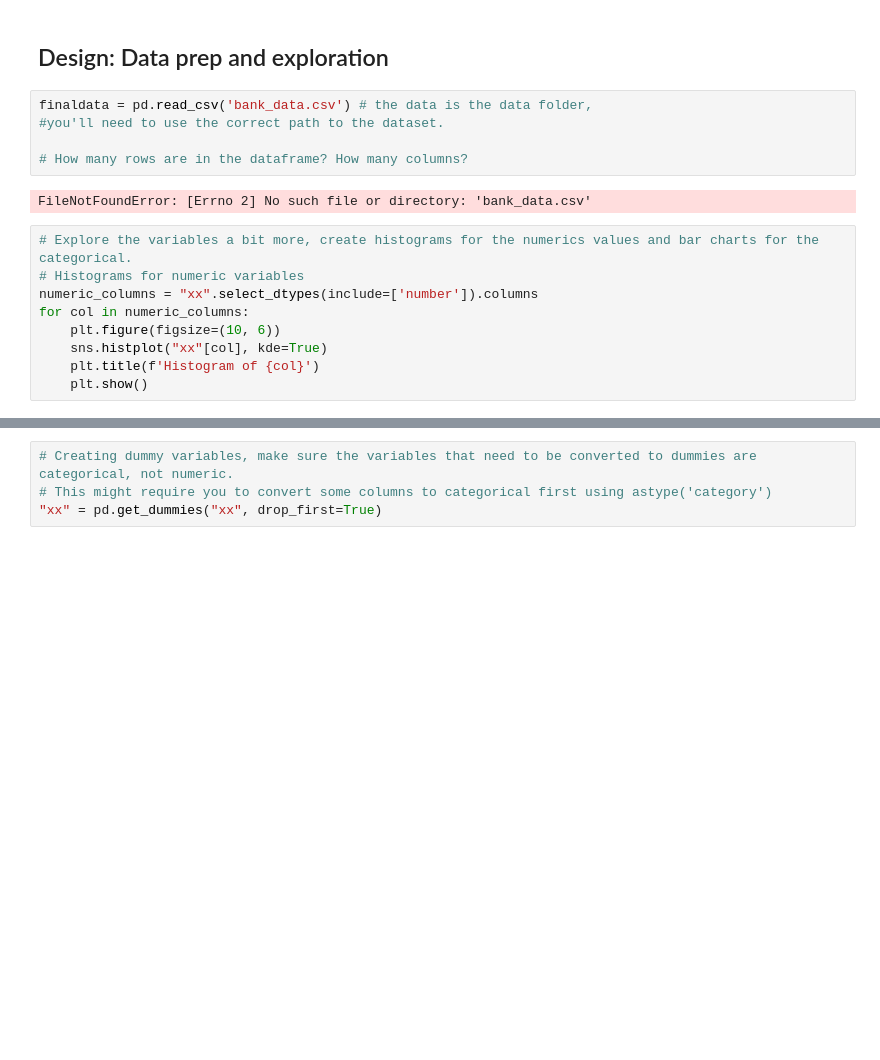
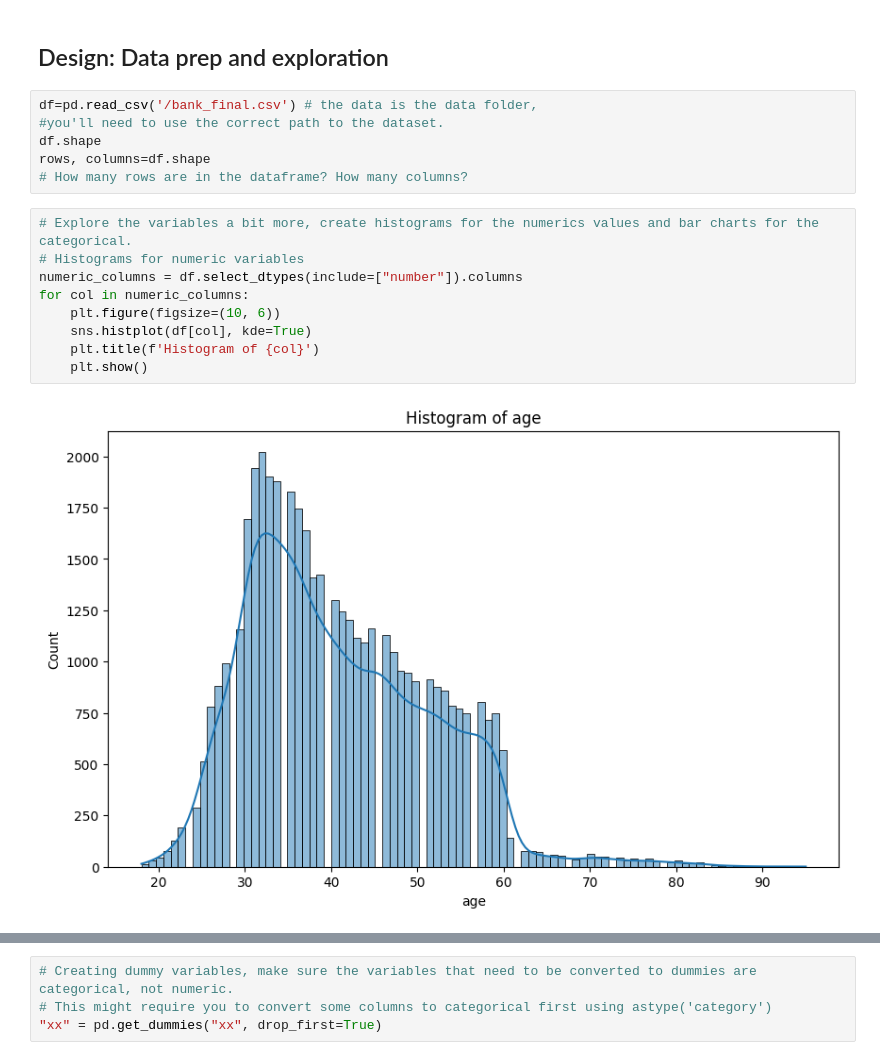
Before and after one commit to jc-czx191/ds1001_final, a Jupyter notebook: ds1001_final/notebooks/Final_Project_Notebook.ipynb, the cells around one changed output, grey strips where cells are left out. Saved outputs shown, nothing was run; the diff lists cells and outputs as text; blank space fills up the shorter version.

```diff
--- a/ds1001_final/notebooks/Final_Project_Notebook.ipynb
+++ b/ds1001_final/notebooks/Final_Project_Notebook.ipynb
@@ -92,18 +92,19 @@ from fairlearn.metrics import count, true_positive_rate, false_positive_rate, se
 # %% [markdown]
 ## Design: Data prep and exploration
 # %%
-finaldata = pd.read_csv('bank_data.csv') # the data is the data folder,
+df=pd.read_csv('/bank_final.csv') # the data is the data folder,
 #you'll need to use the correct path to the dataset.
-
+df.shape
+rows, columns=df.shape
 # How many rows are in the dataframe? How many columns?
-# %% [output]
-FileNotFoundError: [Errno 2] No such file or directory: 'bank_data.csv'
 # %%
 # Explore the variables a bit more, create histograms for the numerics values and bar charts for the categorical.
 # Histograms for numeric variables
-numeric_columns = "xx".select_dtypes(include=['number']).columns
+numeric_columns = df.select_dtypes(include=["number"]).columns
 for col in numeric_columns:
     plt.figure(figsize=(10, 6))
-    sns.histplot("xx"[col], kde=True)
+    sns.histplot(df[col], kde=True)
     plt.title(f'Histogram of {col}')
     plt.show()
+# %% [output]
+[figure, added]
```
Also changed, not shown: parts of 5 cells of this notebook.
